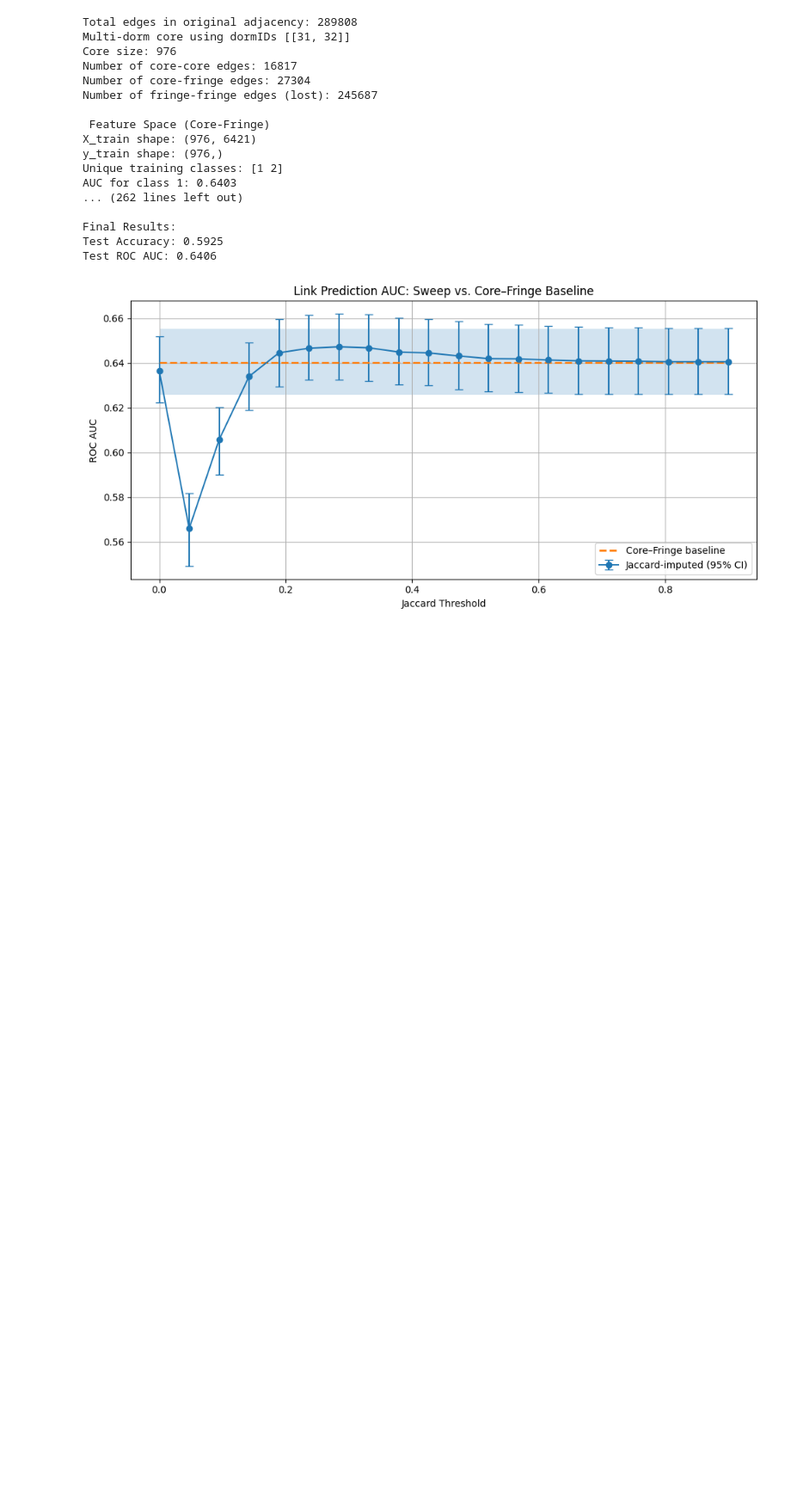
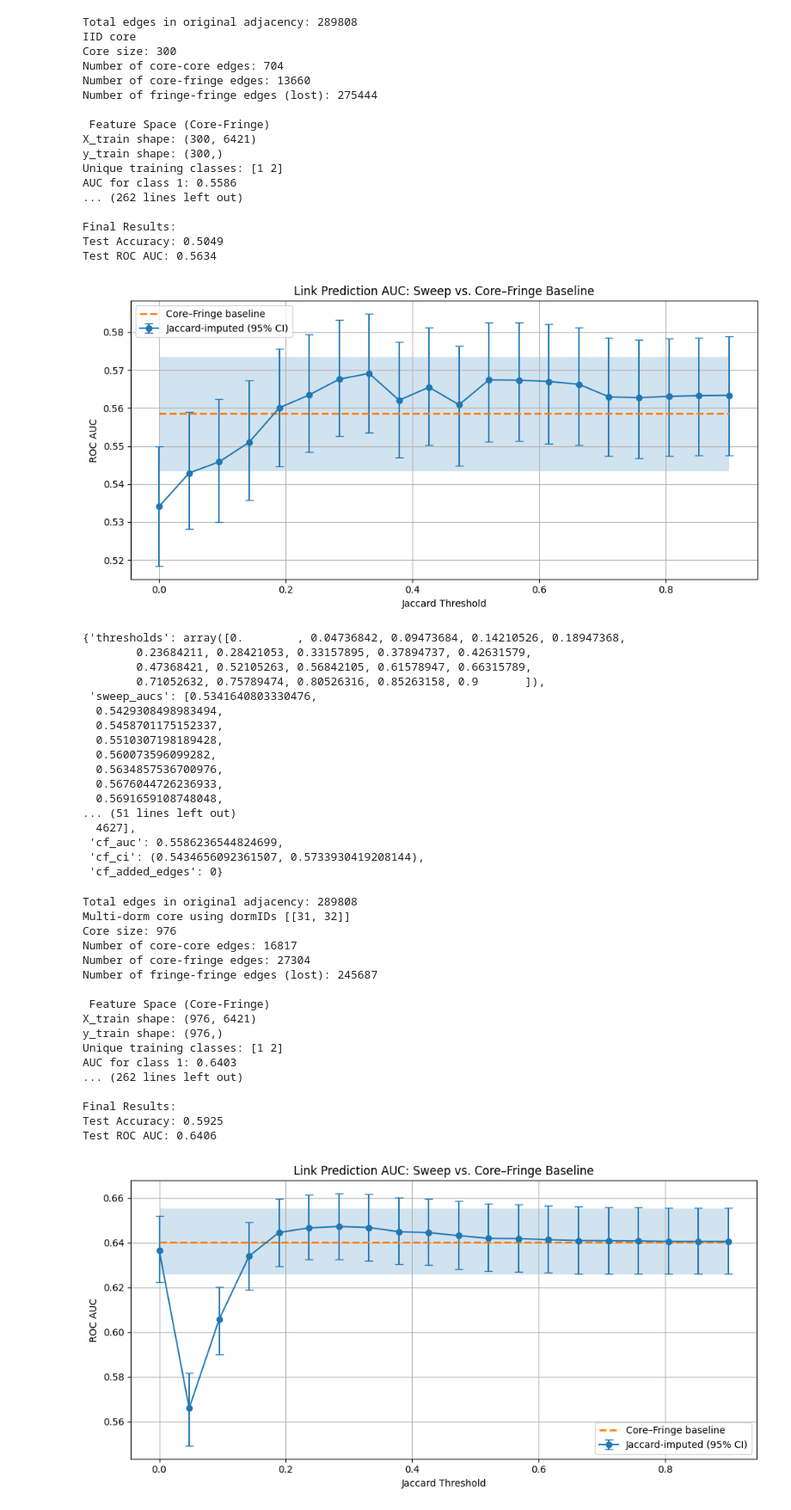
Before and after one commit to mundrapranay/core-fringe-attribute-prediction, a Jupyter notebook: notebooks/JaccardSim-YaleData.ipynb, the cells around one changed output. Shown: that part at 86% size. Drawn from its saved outputs; the diff is of its cells as text; code cells hidden in the pictures; blank space fills up the shorter version.

```diff
--- a/notebooks/JaccardSim-YaleData.ipynb
+++ b/notebooks/JaccardSim-YaleData.ipynb
@@ -1022,9 +1094,9 @@ def jaccard_threshold_sweep():
     # Seed and generate Yale Core-Fringe
     seed = random.seed(datetime.now().timestamp())
     adj_matrix, metadata = parse_fb100_mat_file("/Users/pranaymundra/Desktop/research_code/core-fringe-attribute-prediction/data/fb100/Yale4.mat")
-    chosen_dorms_list = [[np.uint(31), np.uint(32)]]
-    adj_matrix, core_indices, fringe_indices = create_multi_dorm_core_fringe_graph(adj_matrix, metadata, chosen_dorms_list)
-
+    # chosen_dorms_list = [[np.uint(31), np.uint(32)]]
+    # adj_matrix, core_indices, fringe_indices = create_multi_dorm_core_fringe_graph(adj_matrix, metadata, chosen_dorms_list)
+    adj_matrix, core_indices, fringe_indices = create_iid_core_fringe_graph(adj_matrix, 300, seed=seed, ff=False)
     # Core–fringe baseline
     lr_kwargs = {'C': 100, 'solver': 'liblinear', 'max_iter': 1000}
     _, _, cf_auc, cf_ci, cf_added = logistic_regression_model(
@@ -1591,6 +1663,45 @@ def inception_threshold_sweep():
         'cf_ci': cf_ci,
         'cf_added_edges': cf_added
     }
+# %%
+# this is for Yale IID core-fringe split
+jaccard_threshold_sweep()
+# %% [output]
+Total edges in original adjacency: 289808
+IID core
+Core size: 300
+Number of core-core edges: 704
+Number of core-fringe edges: 13660
+Number of fringe-fringe edges (lost): 275444
+
+ Feature Space (Core-Fringe)
+X_train shape: (300, 6421)
+y_train shape: (300,)
+Unique training classes: [1 2]
+AUC for class 1: 0.5586
+... (262 lines left out)
+
+Final Results:
+Test Accuracy: 0.5049
+Test ROC AUC: 0.5634
+[figure, added]
+{'thresholds': array([0.        , 0.04736842, 0.09473684, 0.14210526, 0.18947368,
+        0.23684211, 0.28421053, 0.33157895, 0.37894737, 0.42631579,
+        0.47368421, 0.52105263, 0.56842105, 0.61578947, 0.66315789,
+        0.71052632, 0.75789474, 0.80526316, 0.85263158, 0.9       ]),
+ 'sweep_aucs': [0.5341640803330476,
+  0.5429308498983494,
+  0.5458701175152337,
+  0.5510307198189428,
+  0.560073596099282,
+  0.5634857536700976,
+  0.5676044726236933,
+  0.5691659108748048,
+... (51 lines left out)
+  4627],
+ 'cf_auc': 0.5586236544824699,
+ 'cf_ci': (0.5434656092361507, 0.5733930419208144),
+ 'cf_added_edges': 0}
 # %%
 jaccard_threshold_sweep()
 cosine_threshold_sweep()
```
Also changed, not shown: parts of 7 cells of this notebook.
